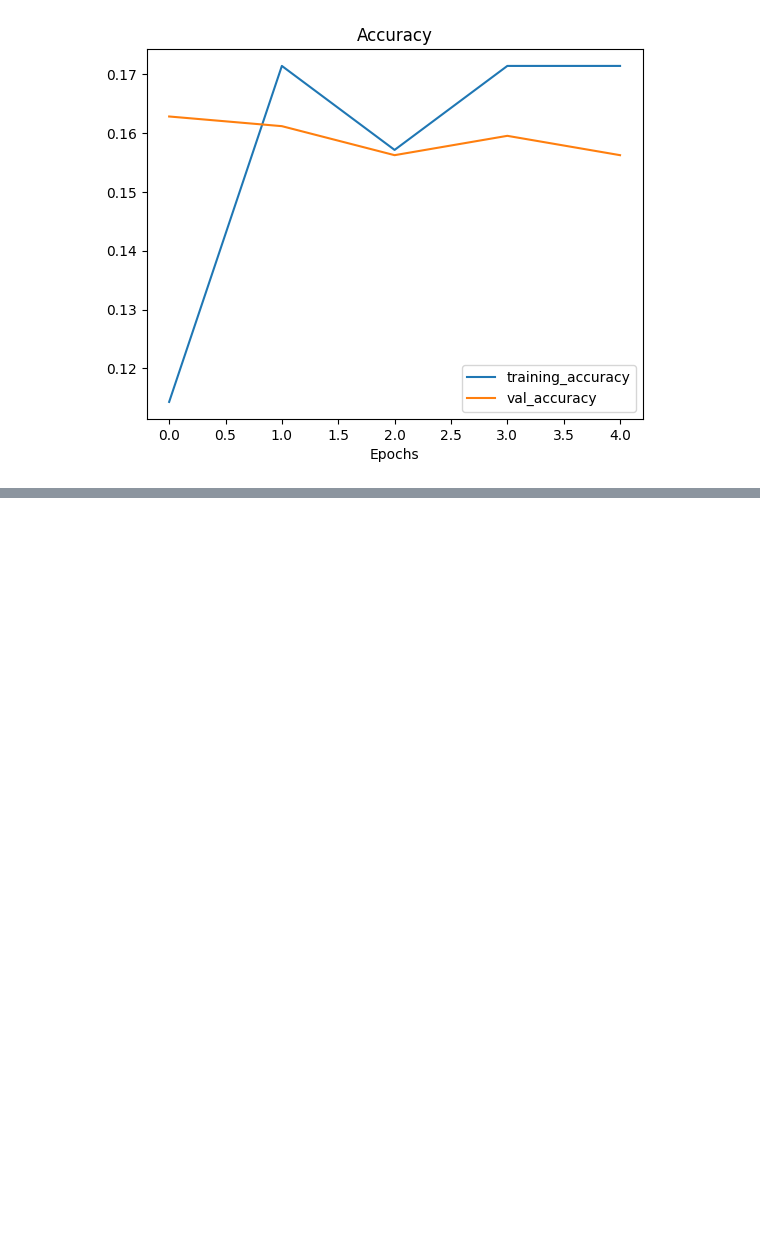
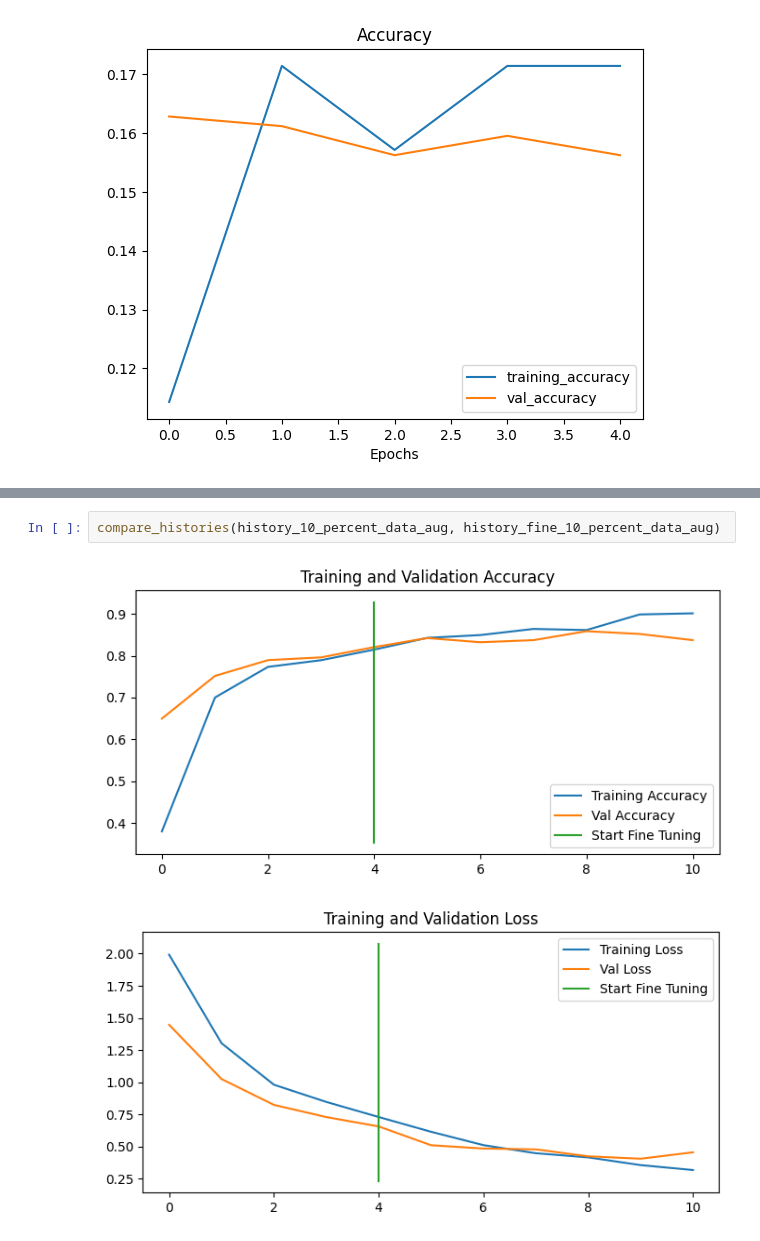
Before and after one commit to RobertoRosa7/curso-tensorflow, a Jupyter notebook: tensorflow_zero_to_master/transfer_learning_fine_tuning.ipynb, the cells around one changed output, grey strips where cells are left out. Drawn from its saved outputs; the diff is of its cells as text; blank space fills up the shorter version.

```diff
--- a/tensorflow_zero_to_master/transfer_learning_fine_tuning.ipynb
+++ b/tensorflow_zero_to_master/transfer_learning_fine_tuning.ipynb
@@ -857,0 +1125,5 @@ plot_loss_curves(history_xception)
+# %%
+compare_histories(history_10_percent_data_aug, history_fine_10_percent_data_aug)
+# %% [output]
+[figure, added]
+[figure, added]
```
Also changed, not shown: parts of 27 cells of this notebook.
